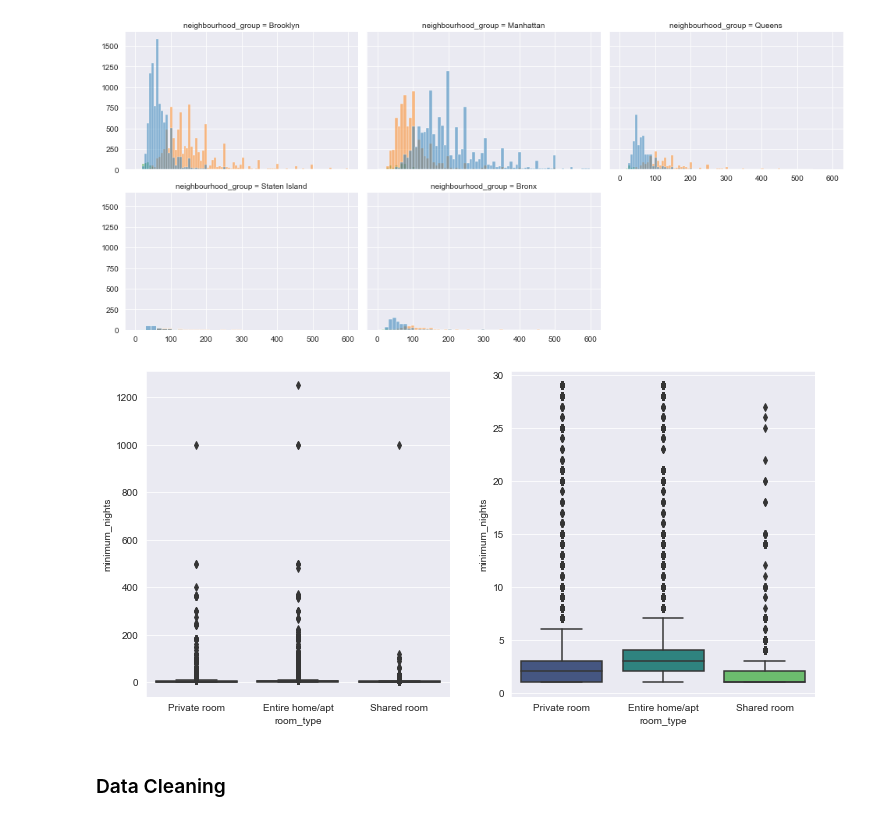
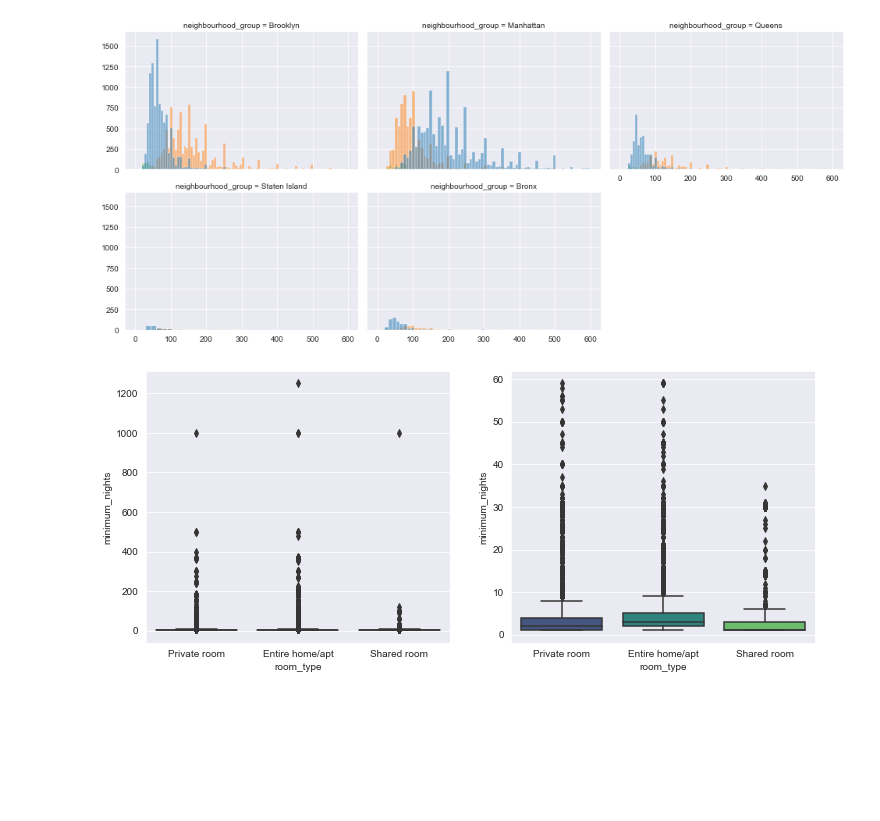
Before and after one commit to anabeatrizfig/ARCH_DATA_airbnb, a Jupyter notebook: code/airbnb_exploration.ipynb, the cells around one changed output. Cells and saved outputs as stored; diff of their text form; code cells hidden in the pictures; blank space fills up the shorter version.

```diff
--- a/code/airbnb_exploration.ipynb
+++ b/code/airbnb_exploration.ipynb
@@ -206,13 +206,11 @@ g.map_dataframe(sns.histplot, x='price', hue='room_type');
 [figure]
 # %%
 # Minimum nights by room type
-fig, [ax1, ax2] = plt.subplots(1,2, figsize=(12,6))
+fig, [ax1, ax2] = plt.subplots(1,2, figsize=(12,5))
 
 sns.boxplot(data=airbnb, x='room_type', y='minimum_nights', palette='viridis', ax=ax1)
-sns.boxplot(data=airbnb.loc[airbnb['minimum_nights'] < 30], x='room_type', y='minimum_nights', palette='viridis', ax=ax2);
+sns.boxplot(data=airbnb.loc[airbnb['minimum_nights'] < 60], x='room_type', y='minimum_nights', palette='viridis', ax=ax2);
 
 #TODO: clean outliers - remove or replace?
 # %% [output]
-[figure, old version]
+[figure, new version]
-# %% [markdown]
-### Data Cleaning
```
Also changed, not shown: parts of 22 cells of this notebook.
